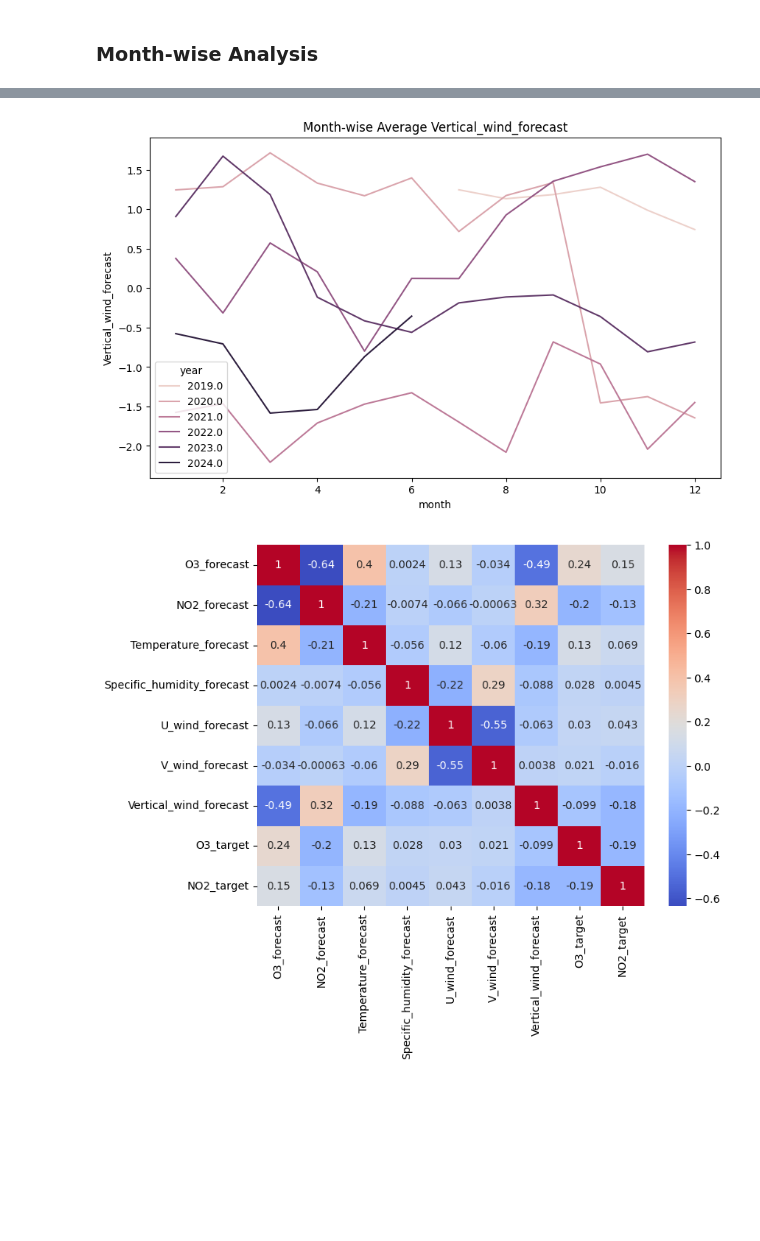
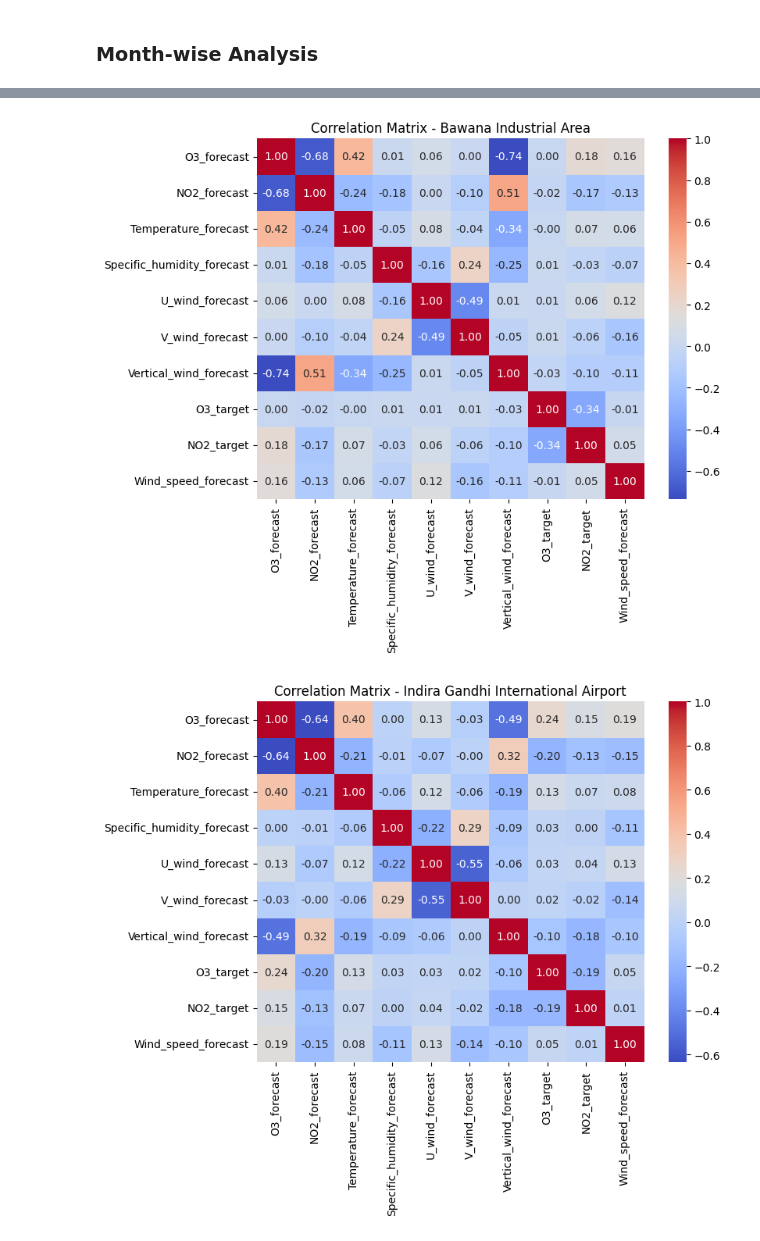
Before and after one commit to RohitReddyGV11/SIH_Weather_Forecast, a Jupyter notebook: notebooks/EDA.ipynb, the cells around one changed output, grey strips where cells are left out. Cells and saved outputs as stored; diff of their text form; code cells hidden in the pictures; blank space fills up the shorter version.

```diff
--- a/notebooks/EDA.ipynb
+++ b/notebooks/EDA.ipynb
@@ -244,13 +207,23 @@ plt.show()
-# %%
-plt.figure(figsize=(10,6))
-sns.lineplot(data=monthly_data,x="month",y="Vertical_wind_forecast",hue="year")
-plt.title("Month-wise Average Vertical_wind_forecast")
-plt.show()
-# %% [output]
-[figure, removed]
-# %%
-plt.figure(figsize=(8,6))
-sns.heatmap(df.drop(columns=["year","month","day","date","hour"]).corr(),annot=True,cmap="coolwarm")
-plt.show()
-# %% [output]
-[figure, removed]
+# %%
+numeric_cols = df.select_dtypes(include="number").columns
+
+exclude_cols = ["year", "month", "day", "hour"]
+numeric_cols = [col for col in numeric_cols if col not in exclude_cols]
+# %%
+locations = df.index.get_level_values("location").unique()
+for loc in locations:
+    loc_df = df.xs(loc, level="location")
+
+    corr_matrix = loc_df[numeric_cols].corr()
+
+    plt.figure(figsize=(8,6))
+    sns.heatmap(corr_matrix,
+                annot=True,
+                cmap="coolwarm",
+                fmt=".2f")
+
+    plt.title(f"Correlation Matrix - {loc}")
+    plt.show()
+# %% [output]
+[figure, added]
+[figure, added]
```
Also changed, not shown: parts of 27 cells of this notebook, 1 other file.
